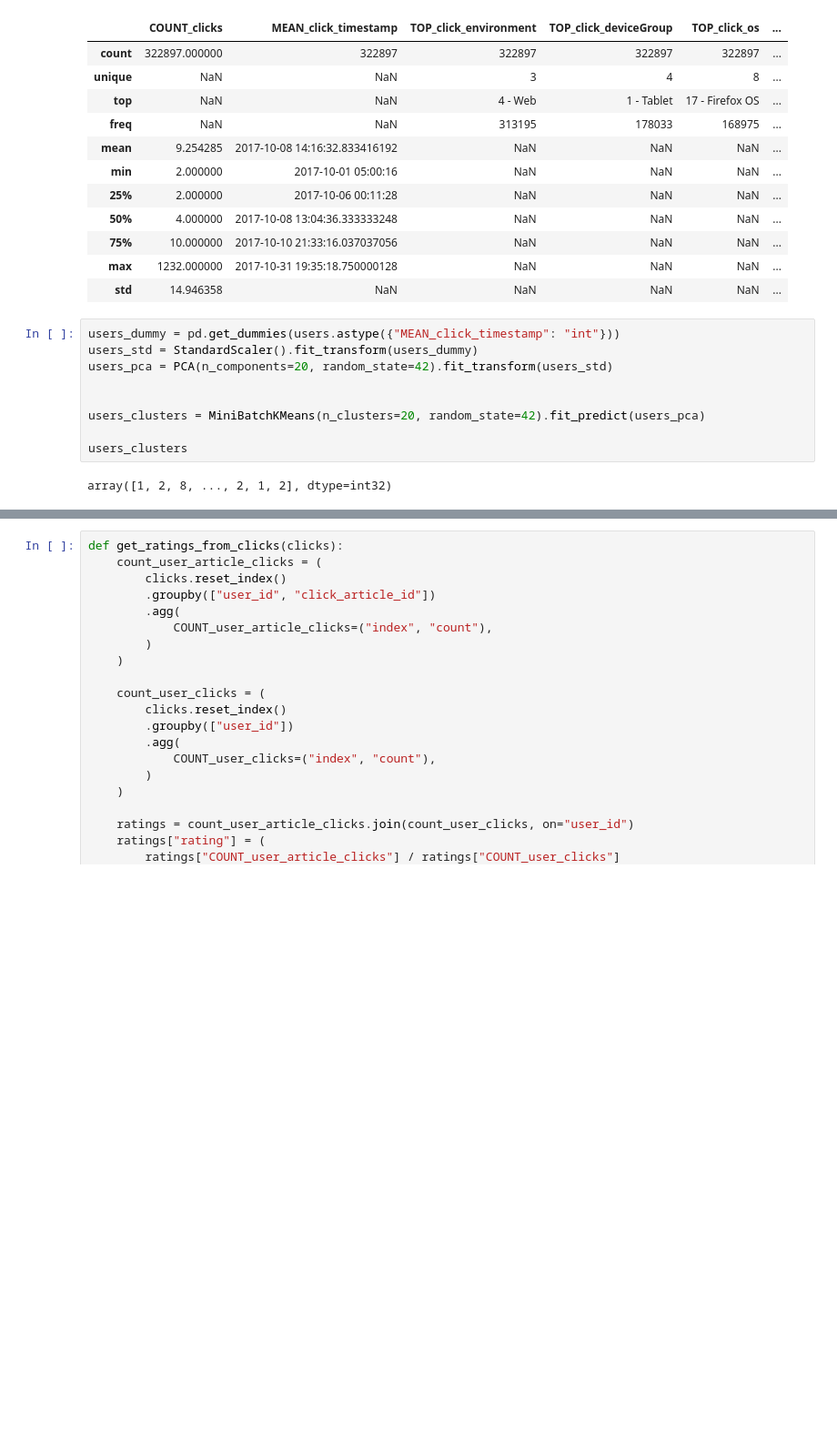
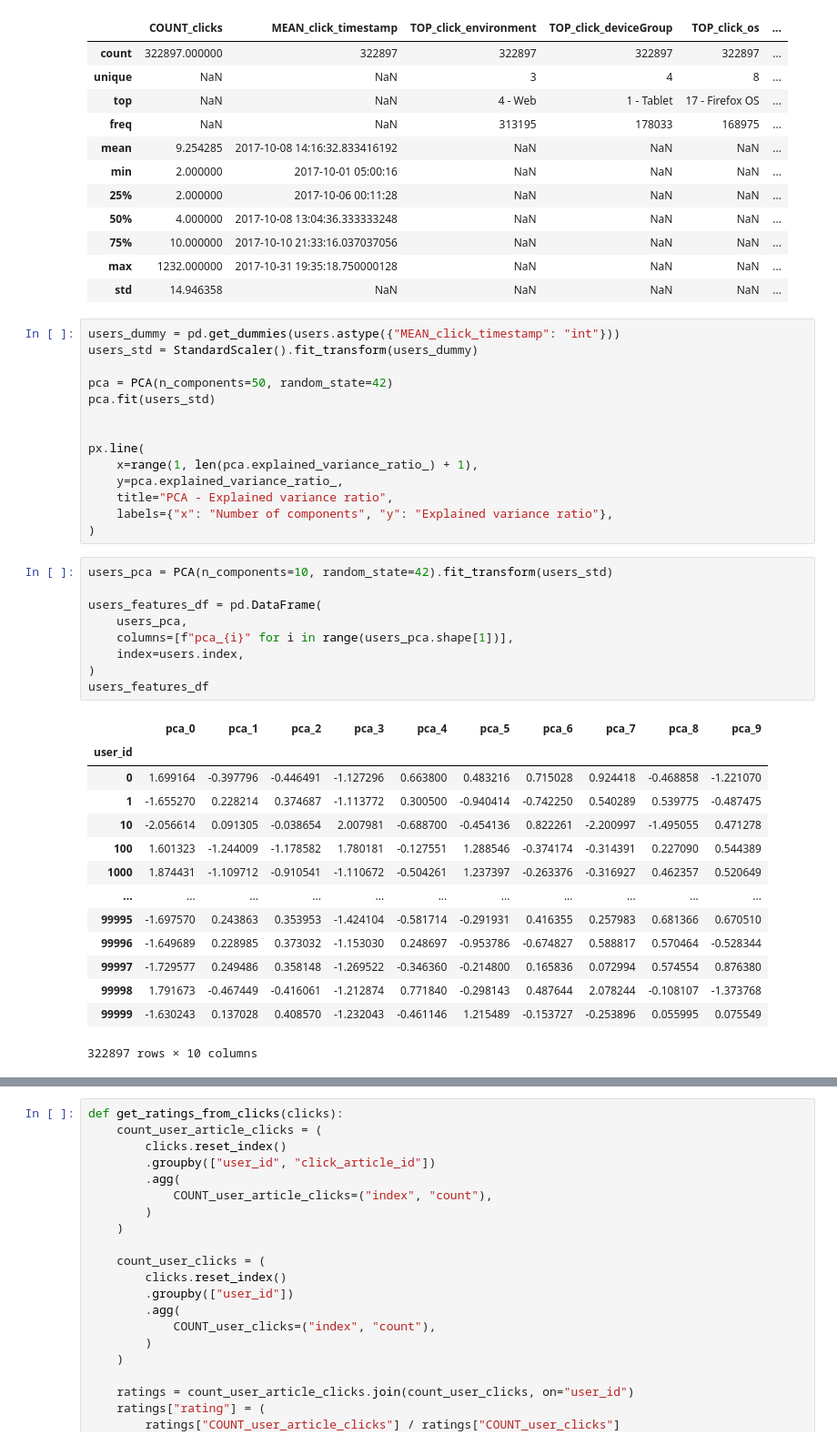
Before and after one commit to fleuryc/OC_AI-Engineer_P9_Books-recommandation-mobile-app, a Jupyter notebook: notebooks/lightmf-hybrid-filtering.ipynb, the cells around one changed output, grey strips where cells are left out. Shown at 91% size. Cells and saved outputs as stored; diff of their text form; blank space fills up the shorter version.

```diff
--- a/notebooks/lightmf-hybrid-filtering.ipynb
+++ b/notebooks/lightmf-hybrid-filtering.ipynb
@@ -249,14 +319,41 @@ users.describe(include="all", datetime_is_numeric=True)
 | 75% | 10.000000 | 2017-10-10 21:33:16.037037056 | NaN | NaN | NaN | ... |
 | max | 1232.000000 | 2017-10-31 19:35:18.750000128 | NaN | NaN | NaN | ... |
 | std | 14.946358 | NaN | NaN | NaN | NaN | ... |
-# %%
-users_dummy = pd.get_dummies(users.astype({"MEAN_click_timestamp": "int"}))
-users_std = StandardScaler().fit_transform(users_dummy)
-users_pca = PCA(n_components=20, random_state=42).fit_transform(users_std)
-
-
-users_clusters = MiniBatchKMeans(n_clusters=20, random_state=42).fit_predict(users_pca)
-
-users_clusters
-# %% [output]
-array([1, 2, 8, ..., 2, 1, 2], dtype=int32)
+# %%
+users_dummy = pd.get_dummies(users.astype({"MEAN_click_timestamp": "int"}))
+users_std = StandardScaler().fit_transform(users_dummy)
+
+pca = PCA(n_components=50, random_state=42)
+pca.fit(users_std)
+
+
+px.line(
+    x=range(1, len(pca.explained_variance_ratio_) + 1),
+    y=pca.explained_variance_ratio_,
+    title="PCA - Explained variance ratio",
+    labels={"x": "Number of components", "y": "Explained variance ratio"},
+)
+# %%
+users_pca = PCA(n_components=10, random_state=42).fit_transform(users_std)
+
+users_features_df = pd.DataFrame(
+    users_pca,
+    columns=[f"pca_{i}" for i in range(users_pca.shape[1])],
+    index=users.index,
+)
+users_features_df
+# %% [output]
+|  | pca_0 | pca_1 | pca_2 | pca_3 | pca_4 | pca_5 | pca_6 | pca_7 | pca_8 | pca_9 |
+| user_id |  |  |  |  |  |  |  |  |  |  |
+| 0 | 1.699164 | -0.397796 | -0.446491 | -1.127296 | 0.663800 | 0.483216 | 0.715028 | 0.924418 | -0.468858 | -1.221070 |
+| 1 | -1.655270 | 0.228214 | 0.374687 | -1.113772 | 0.300500 | -0.940414 | -0.742250 | 0.540289 | 0.539775 | -0.487475 |
+| 10 | -2.056614 | 0.091305 | -0.038654 | 2.007981 | -0.688700 | -0.454136 | 0.822261 | -2.200997 | -1.495055 | 0.471278 |
+| 100 | 1.601323 | -1.244009 | -1.178582 | 1.780181 | -0.127551 | 1.288546 | -0.374174 | -0.314391 | 0.227090 | 0.544389 |
+| 1000 | 1.874431 | -1.109712 | -0.910541 | -1.110672 | -0.504261 | 1.237397 | -0.263376 | -0.316927 | 0.462357 | 0.520649 |
+| ... | ... | ... | ... | ... | ... | ... | ... | ... | ... | ... |
+| 99995 | -1.697570 | 0.243863 | 0.353953 | -1.424104 | -0.581714 | -0.291931 | 0.416355 | 0.257983 | 0.681366 | 0.670510 |
+| 99996 | -1.649689 | 0.228985 | 0.373032 | -1.153030 | 0.248697 | -0.953786 | -0.674827 | 0.588817 | 0.570464 | -0.528344 |
+| 99997 | -1.729577 | 0.249486 | 0.358148 | -1.269522 | -0.346360 | -0.214800 | 0.165836 | 0.072994 | 0.574554 | 0.876380 |
+| 99998 | 1.791673 | -0.467449 | -0.416061 | -1.212874 | 0.771840 | -0.298143 | 0.487644 | 2.078244 | -0.108107 | -1.373768 |
+| 99999 | -1.630243 | 0.137028 | 0.408570 | -1.232043 | -0.461146 | 1.215489 | -0.153727 | -0.253896 | 0.055995 | 0.075549 |
+322897 rows × 10 columns
```
Also changed, not shown: parts of 18 cells of this notebook, 3 other files.
